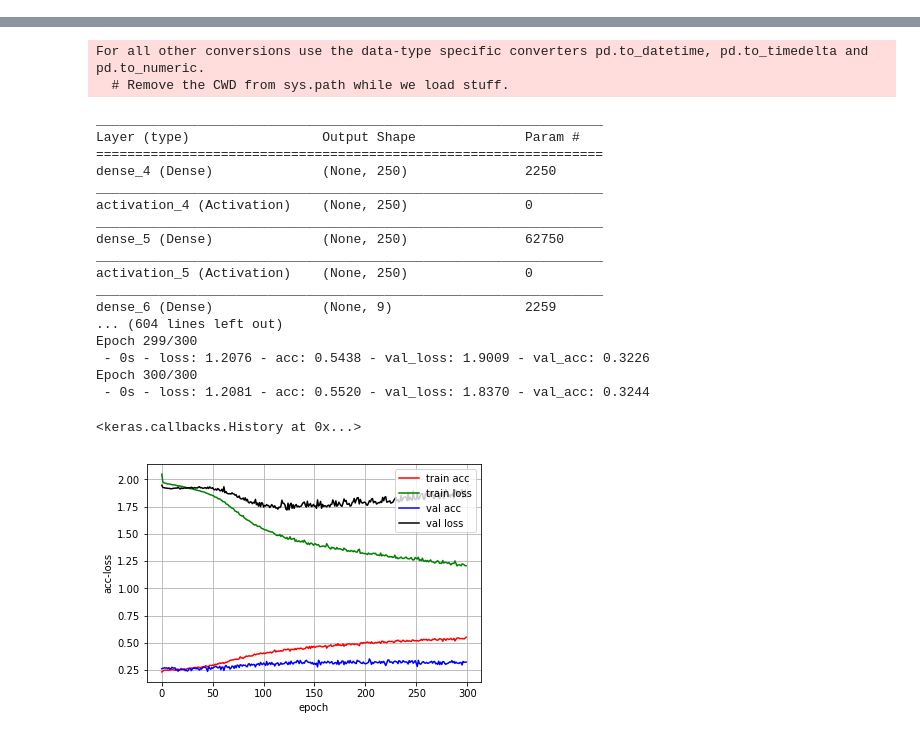
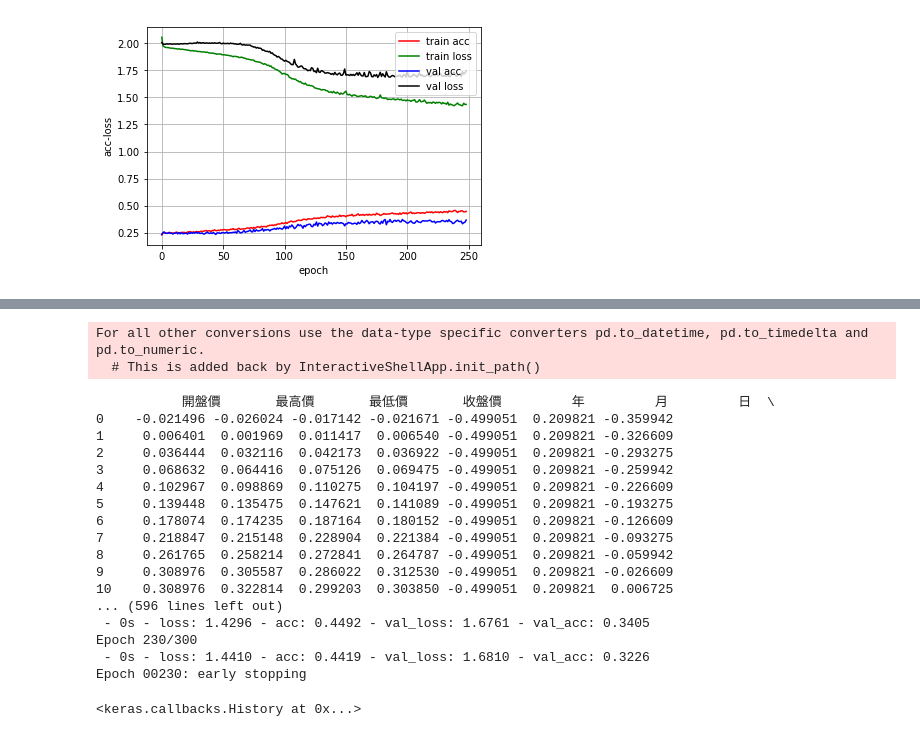
Before and after one commit to LGY3030/Prediction, a Jupyter notebook: Prediction_1.ipynb, the cells around one changed output, grey strips where cells are left out. Cells and saved outputs as stored; diff of their text form; code cells hidden in the pictures.

```diff
--- a/Prediction_1.ipynb
+++ b/Prediction_1.ipynb
@@ -166,0 +284,21 @@ class LossHistory(keras.callbacks.Callback):
+# %%
+mergeData()
+train=readData()
+train=changeYear(train)
+train=augFeatures(train)
+train=manage(train)
+train=train.drop(["最高價"], axis=1)
+train=train.drop(["最低價"], axis=1)
+temp=train
+train=normalize(train)
+train_x1, train_y1 = buildTrain(train,1,1)
+train_x2, train_y2 = buildTrain(temp,1,1)
+train_x1= np.reshape(train_x1, (train_x1.shape[0],train_x1.shape[2]))
+train_x, train_y = train_x1,train_y2
+train_y=np_utils.to_categorical(train_y)
+train_x, train_y = shuffle(train_x, train_y )
+train_x, train_y , test_x, test_y = splitData(train_x, train_y , 0.1)
+history = LossHistory()
+model = buildModel(train_x.shape)
+callback = EarlyStopping(monitor="loss", patience=10, verbose=1, mode="auto")
+model.fit(train_x, train_y, epochs=300, batch_size=128, verbose=2,validation_split=0.1, callbacks=[callback,history])
@@ -166,0 +326,7 @@ class LossHistory(keras.callbacks.Callback):
+# %%
+history.loss_plot('epoch')
+loss_3, accuracy_3 = model.evaluate(test_x, test_y)
+print('test loss: ', loss_3)
+print('test accuracy: ', accuracy_3)
+# %% [output]
+[figure, added]
@@ -167,6 +336,4 @@ class LossHistory(keras.callbacks.Callback):
 # %%
-from sklearn.utils import shuffle
-
 mergeData()
 train=readData()
 train=changeYear(train)
@@ -179,34 +346,32 @@ train_x2, train_y2 = buildTrain(temp,1,1)
 train_x1= np.reshape(train_x1, (train_x1.shape[0],train_x1.shape[2]))
 train_x, train_y = train_x1,train_y2
 train_y=np_utils.to_categorical(train_y)
-train_x, train_y = shuffle1(train_x, train_y )
+train_x, train_y = shuffle(train_x, train_y )
 train_x, train_y , test_x, test_y = splitData(train_x, train_y , 0.1)
+print(train)
 history = LossHistory()
 model = buildModel(train_x.shape)
-model.fit(train_x, train_y, epochs=300, batch_size=128, verbose=2,validation_split=0.1, callbacks=[history])
+callback = EarlyStopping(monitor="loss", patience=10, verbose=1, mode="auto")
+model.fit(train_x, train_y, epochs=300, batch_size=128, verbose=2,validation_split=0.1, callbacks=[callback,history])
 # %% [output]
 For all other conversions use the data-type specific converters pd.to_datetime, pd.to_timedelta and pd.to_numeric.
-  # Remove the CWD from sys.path while we load stuff.
+  # This is added back by InteractiveShellApp.init_path()
-_________________________________________________________________
-Layer (type)                 Output Shape              Param #
-=================================================================
-dense_4 (Dense)              (None, 250)               2250
-_________________________________________________________________
-activation_4 (Activation)    (None, 250)               0
-_________________________________________________________________
-dense_5 (Dense)              (None, 250)               62750
-_________________________________________________________________
-activation_5 (Activation)    (None, 250)               0
-_________________________________________________________________
-dense_6 (Dense)              (None, 9)                 2259
-... (604 lines left out)
-Epoch 299/300
- - 0s - loss: 1.2076 - acc: 0.5438 - val_loss: 1.9009 - val_acc: 0.3226
-Epoch 300/300
- - 0s - loss: 1.2081 - acc: 0.5520 - val_loss: 1.8370 - val_acc: 0.3244
+           開盤價       最高價       最低價       收盤價         年         月         日  \
+0    -0.021496 -0.026024 -0.017142 -0.021671 -0.499051  0.209821 -0.359942
+1     0.006401  0.001969  0.011417  0.006540 -0.499051  0.209821 -0.326609
+2     0.036444  0.032116  0.042173  0.036922 -0.499051  0.209821 -0.293275
+3     0.068632  0.064416  0.075126  0.069475 -0.499051  0.209821 -0.259942
+4     0.102967  0.098869  0.110275  0.104197 -0.499051  0.209821 -0.226609
+5     0.139448  0.135475  0.147621  0.141089 -0.499051  0.209821 -0.193275
+6     0.178074  0.174235  0.187164  0.180152 -0.499051  0.209821 -0.126609
+7     0.218847  0.215148  0.228904  0.221384 -0.499051  0.209821 -0.093275
+8     0.261765  0.258214  0.272841  0.264787 -0.499051  0.209821 -0.059942
+9     0.308976  0.305587  0.286022  0.312530 -0.499051  0.209821 -0.026609
+10    0.308976  0.322814  0.299203  0.303850 -0.499051  0.209821  0.006725
+... (596 lines left out)
+ - 0s - loss: 1.4296 - acc: 0.4492 - val_loss: 1.6761 - val_acc: 0.3405
+Epoch 230/300
+ - 0s - loss: 1.4410 - acc: 0.4419 - val_loss: 1.6810 - val_acc: 0.3226
+Epoch 00230: early stopping
 <keras.callbacks.History at 0x...>
-# %%
-history.loss_plot('epoch')
-# %% [output]
-[figure, removed]
 # %%
```
Also changed, not shown: parts of 19 cells of this notebook, 1 other file.
